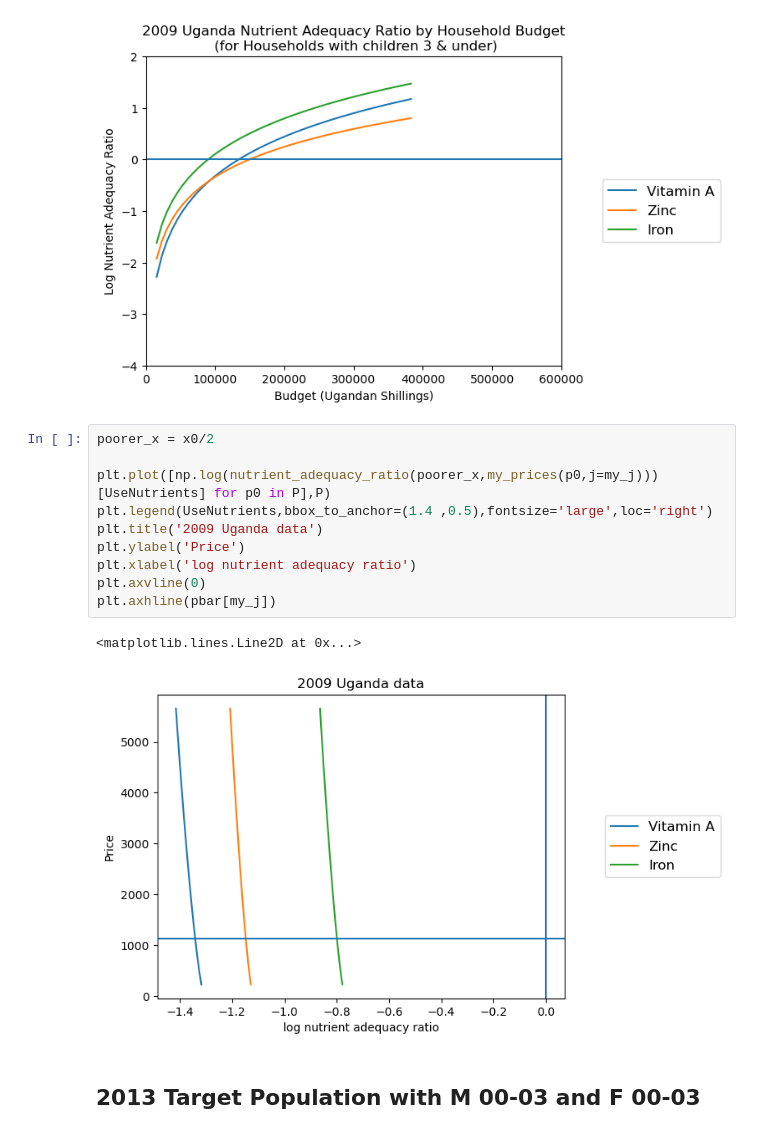
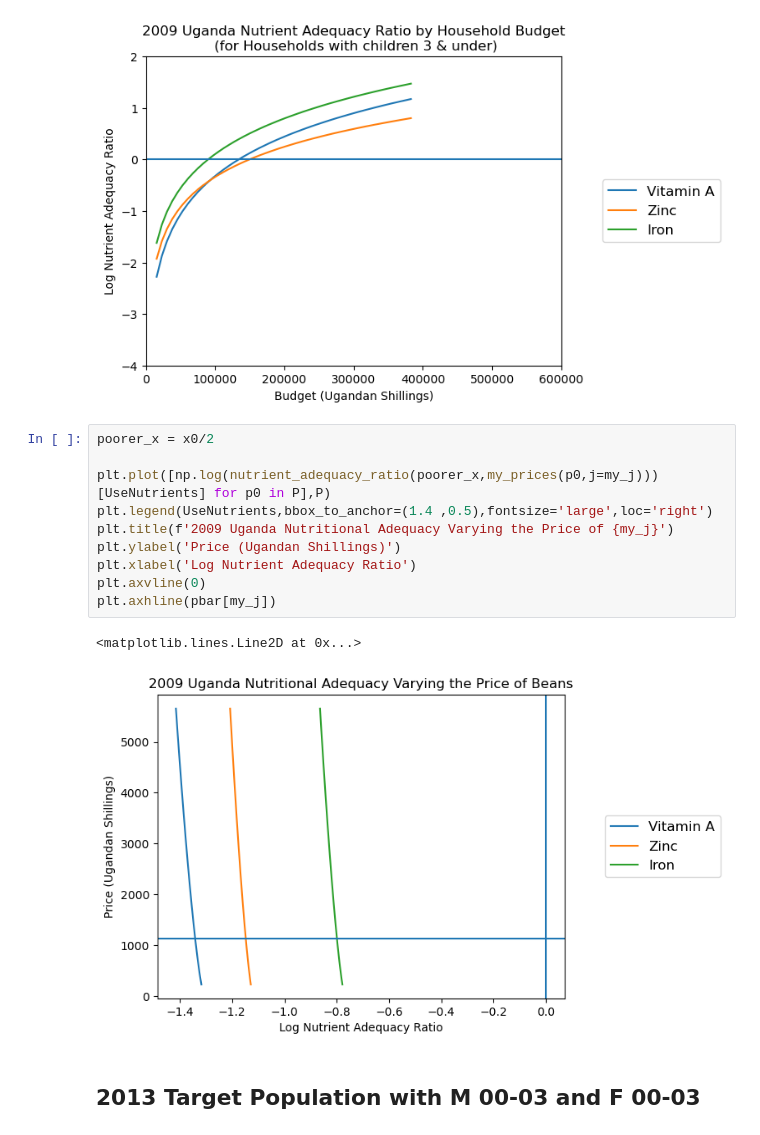
Before and after one commit to vkeroles/EEP153-SP23-Proj4, a Jupyter notebook: Team_HWiley_code2.ipynb, the cells around one changed output. Cells and saved outputs as stored; diff of their text form.

```diff
--- a/Team_HWiley_code2.ipynb
+++ b/Team_HWiley_code2.ipynb
@@ -347,16 +347,16 @@ plt.axhline(0)
 # %%
 poorer_x = x0/2
 
 plt.plot([np.log(nutrient_adequacy_ratio(poorer_x,my_prices(p0,j=my_j)))[UseNutrients] for p0 in P],P)
 plt.legend(UseNutrients,bbox_to_anchor=(1.4 ,0.5),fontsize='large',loc='right')
-plt.title('2009 Uganda data')
-plt.ylabel('Price')
-plt.xlabel('log nutrient adequacy ratio')
+plt.title(f'2009 Uganda Nutritional Adequacy Varying the Price of {my_j}')
+plt.ylabel('Price (Ugandan Shillings)')
+plt.xlabel('Log Nutrient Adequacy Ratio')
 plt.axvline(0)
 plt.axhline(pbar[my_j])
 # %% [output]
 <matplotlib.lines.Line2D at 0x...>
-[figure, old version]
+[figure, new version]
 # %% [markdown]
 ## 2013 Target Population with M 00-03 and F 00-03
 # %% [markdown]
```
Also changed, not shown: parts of 6 cells of this notebook.
